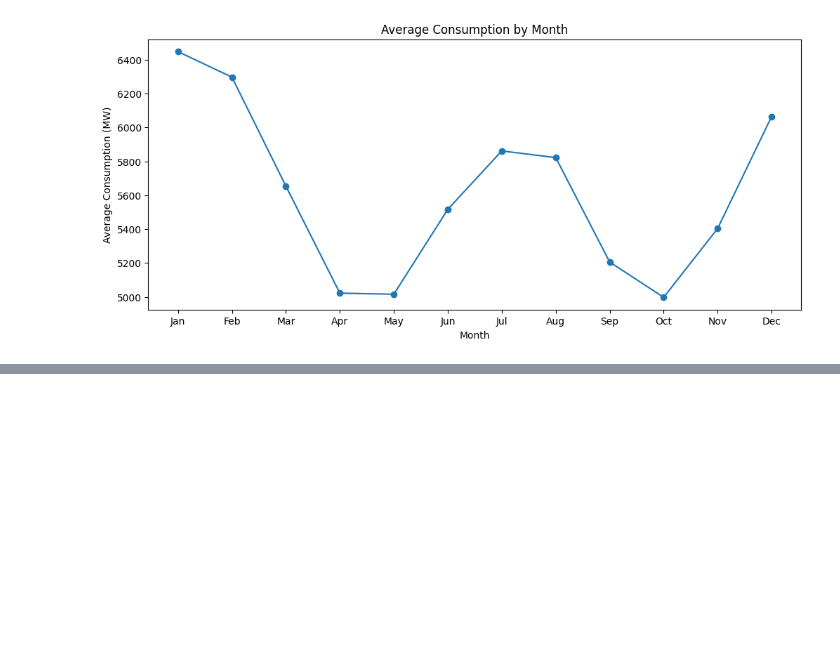
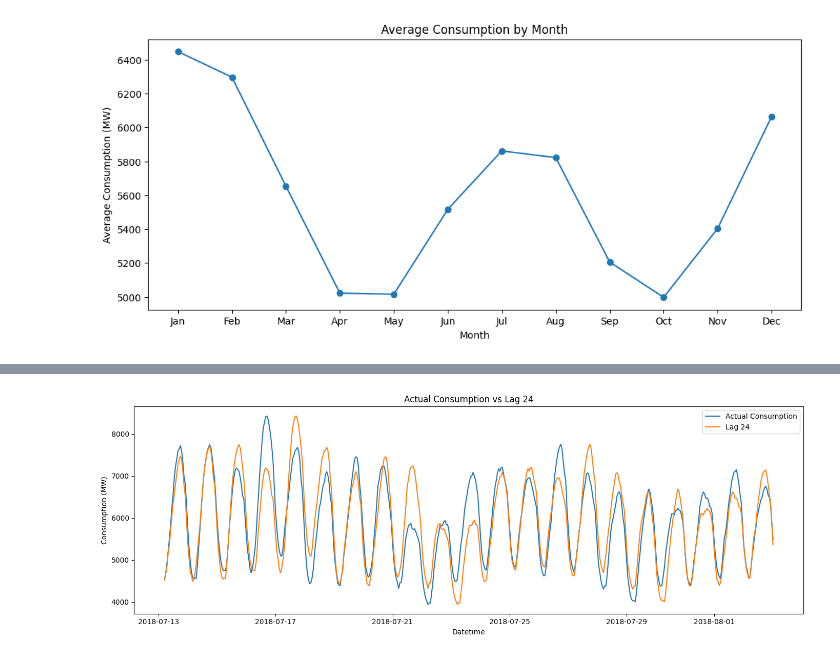
Before and after one commit to balajikoduru/Forecasting_power_supply_demand, a Jupyter notebook: Forecasting_power_supply_project/project.ipynb, the cells around one changed output, grey strips where cells are left out. Drawn from its saved outputs; the diff is of its cells as text; code cells hidden in the pictures; blank space fills up the shorter version.

```diff
--- a/Forecasting_power_supply_project/project.ipynb
+++ b/Forecasting_power_supply_project/project.ipynb
@@ -309,0 +430,2 @@ plt.show()
+# %%
+df['lag_24']=df['PJMW_MW'].shift(24)
@@ -309,0 +441,2 @@ plt.show()
+# %%
+df['lag_168'] = df['PJMW_MW'].shift(168)
@@ -309,0 +452,7 @@ plt.show()
+# %%
+df['rolling_24'] = (
+    df['PJMW_MW']
+      .shift(1)
+      .rolling(window=24)
+      .mean()
+)
@@ -309,0 +479,7 @@ plt.show()
+# %%
+df['rolling_168'] = (
+    df['PJMW_MW']
+      .shift(1)
+      .rolling(window=168)
+      .mean()
+)
@@ -309,0 +509,26 @@ plt.show()
+# %%
+#Plot consumption against its lags
+sample = df.dropna(subset=['lag_24']).tail(500)
+
+plt.figure(figsize=(14, 5))
+
+plt.plot(
+    sample['Datetime'],
+    sample['PJMW_MW'],
+    label='Actual Consumption'
+)
+
+plt.plot(
+    sample['Datetime'],
+    sample['lag_24'],
+    label='Lag 24'
+)
+
+plt.xlabel('Datetime')
+plt.ylabel('Consumption (MW)')
+plt.title('Actual Consumption vs Lag 24')
+plt.legend()
+plt.tight_layout()
+plt.show()
+# %% [output]
+[figure, added]
```
Also changed, not shown: parts of 19 cells of this notebook, 1 other file.
